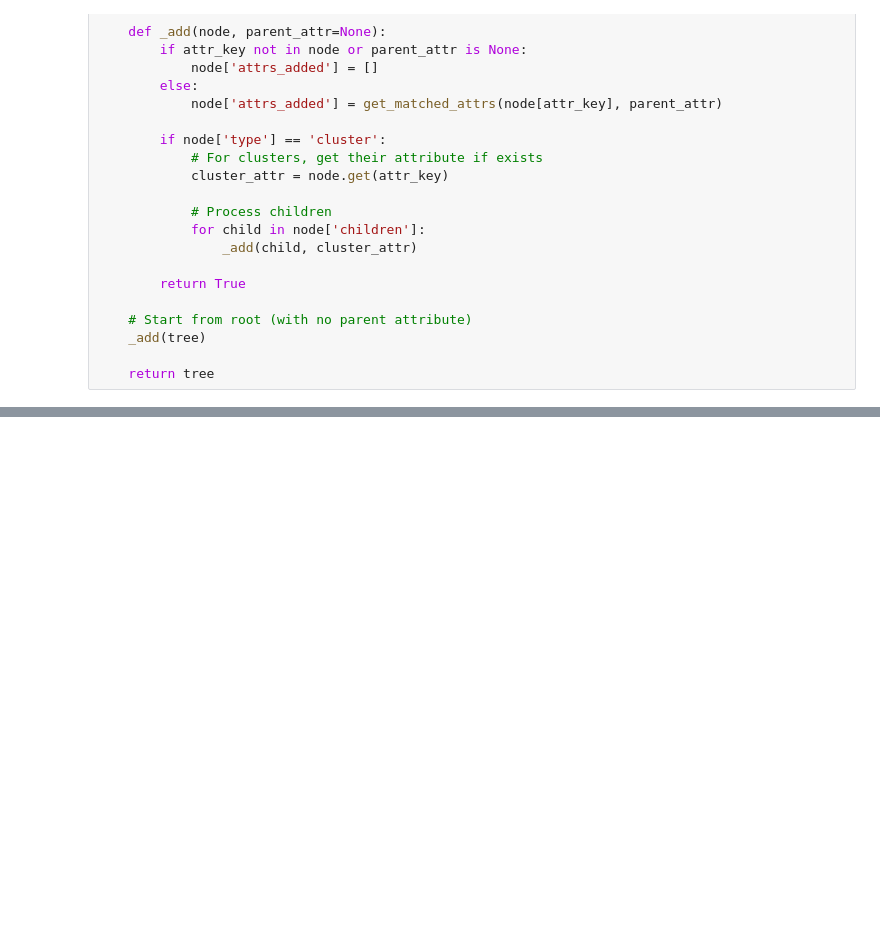
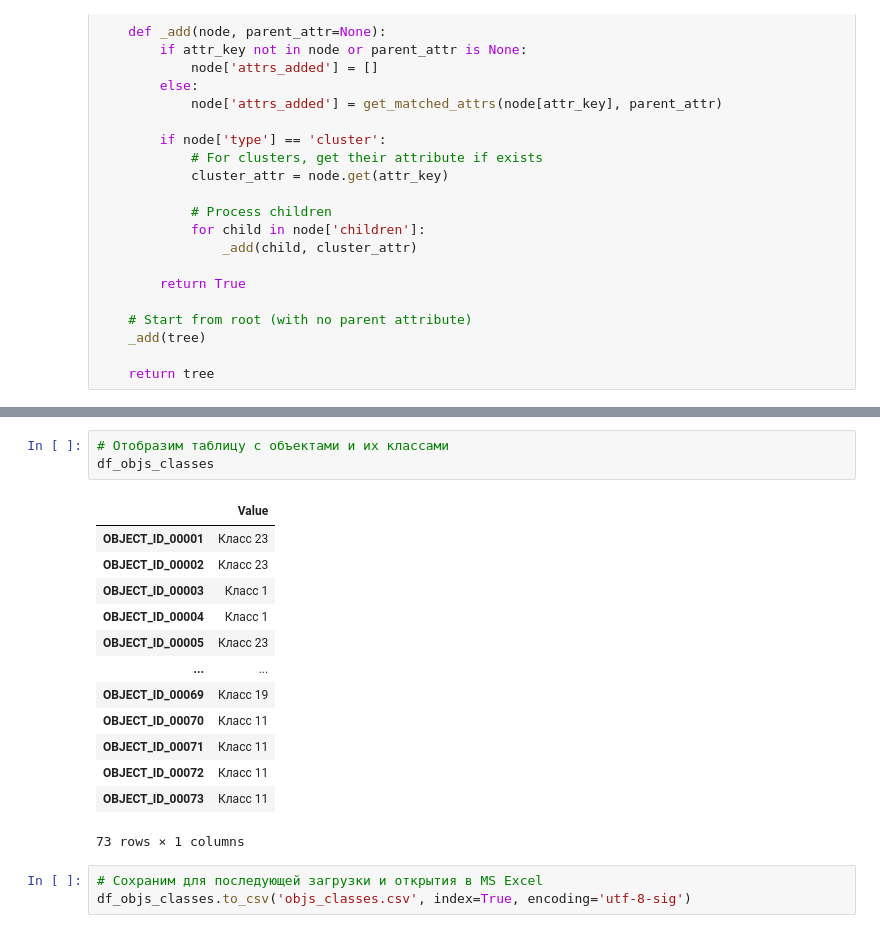
Before and after one commit to nbrmdev/objs_classification, a Jupyter notebook: Classes.ipynb, the cells around one changed output, grey strips where cells are left out. Cells and saved outputs as stored; diff of their text form; blank space fills up the shorter version.

```diff
--- a/Classes.ipynb
+++ b/Classes.ipynb
@@ -860,0 +1102,20 @@ Class 18 <- Class 9: {
+# %%
+# Отобразим таблицу с объектами и их классами
+df_objs_classes
+# %% [output]
+|  | Value |
+| OBJECT_ID_00001 | Класс 23 |
+| OBJECT_ID_00002 | Класс 23 |
+| OBJECT_ID_00003 | Класс 1 |
+| OBJECT_ID_00004 | Класс 1 |
+| OBJECT_ID_00005 | Класс 23 |
+| ... | ... |
+| OBJECT_ID_00069 | Класс 19 |
+| OBJECT_ID_00070 | Класс 11 |
+| OBJECT_ID_00071 | Класс 11 |
+| OBJECT_ID_00072 | Класс 11 |
+| OBJECT_ID_00073 | Класс 11 |
+73 rows × 1 columns
+# %%
+# Сохраним для последующей загрузки и открытия в MS Excel
+df_objs_classes.to_csv('objs_classes.csv', index=True, encoding='utf-8-sig')
```
Also changed, not shown: parts of 23 cells of this notebook.
